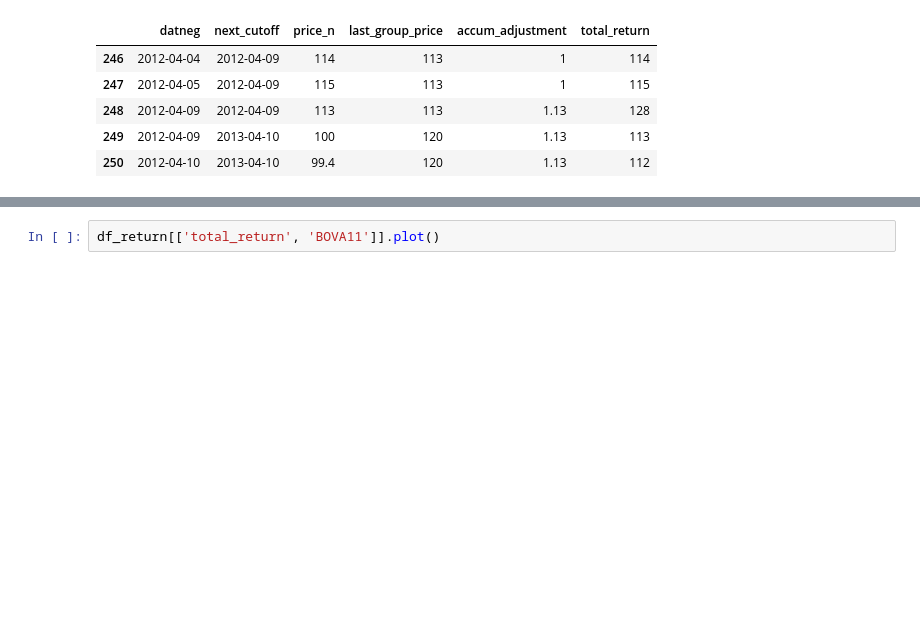
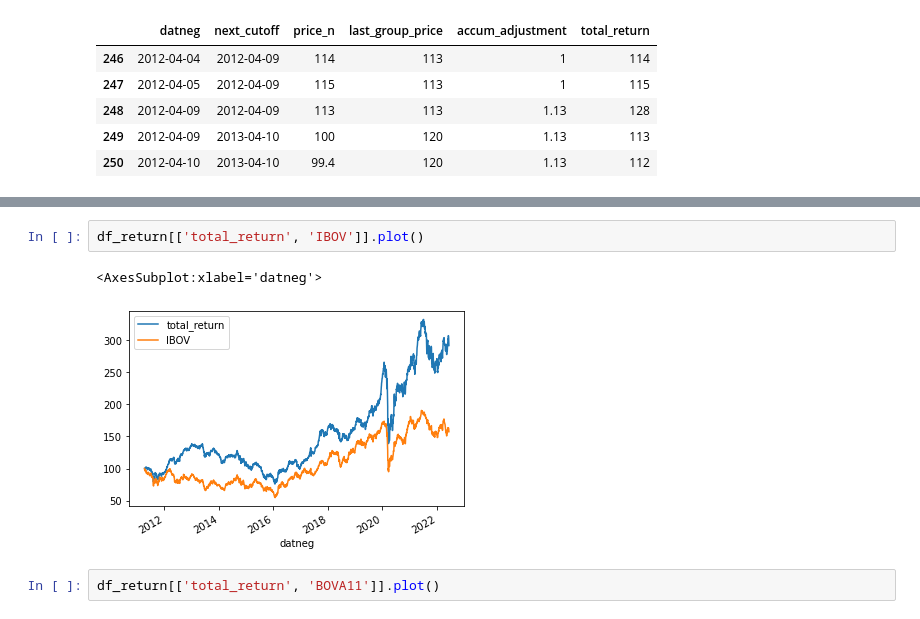
Before and after one commit to crdcj/MagicFormula, a Jupyter notebook: scripts/3_backtest.ipynb, the cells around one changed output, grey strips where cells are left out. Drawn from its saved outputs; the diff is of its cells as text; blank space fills up the shorter version.

```diff
--- a/scripts/3_backtest.ipynb
+++ b/scripts/3_backtest.ipynb
@@ -358,4 +359,9 @@ df_return
 2761 rows × 6 columns
+# %%
+df_return[['total_return', 'IBOV']].plot()
+# %% [output]
+<AxesSubplot:xlabel='datneg'>
+[figure, added]
 # %%
 df_return[['total_return', 'BOVA11']].plot()
 # %% [output]
```
Also changed, not shown: parts of 19 cells of this notebook, 1 other file.
